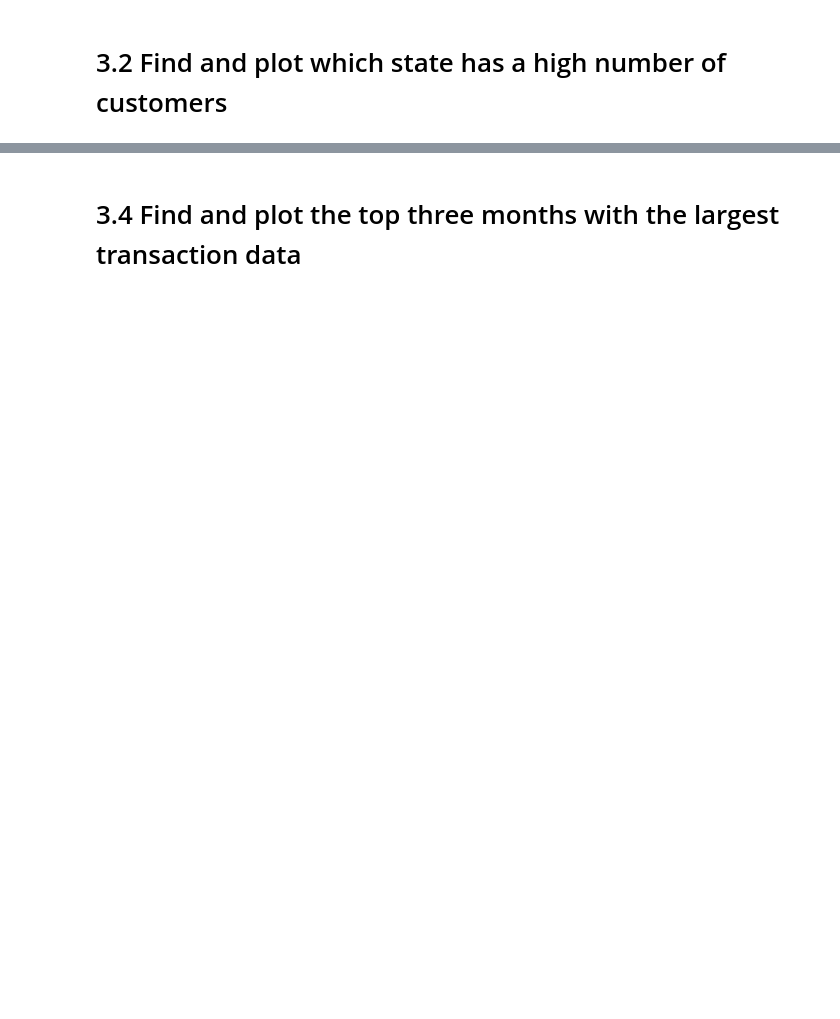
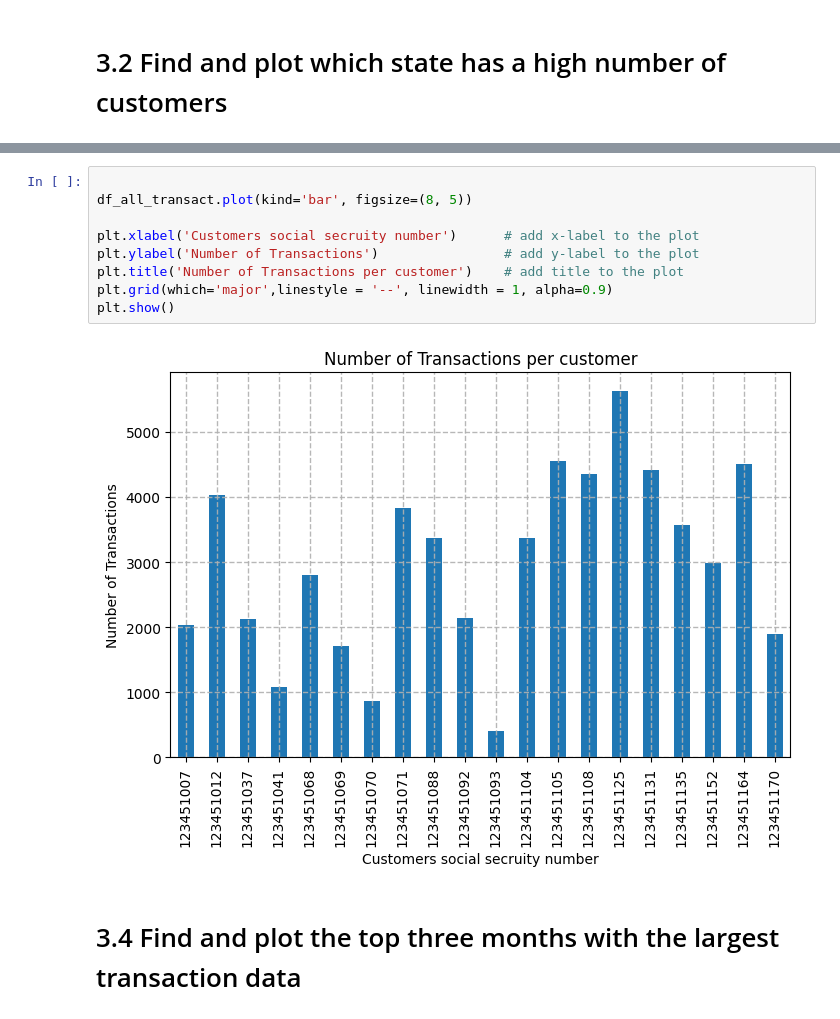
Before and after one commit to AbenezerTsige/Cap_Sone_Project, a Jupyter notebook: Credit_Card_System.ipynb, the cells around one changed output, grey strips where cells are left out. Drawn from its saved outputs; the diff is of its cells as text; blank space fills up the shorter version.

```diff
--- a/Credit_Card_System.ipynb
+++ b/Credit_Card_System.ipynb
@@ -364,3 +328,14 @@ Name: TRANSACTION_VALUE, Length: 952, dtype: float64
+# %%
+
+df_all_transact.plot(kind='bar', figsize=(8, 5))
+
+plt.xlabel('Customers social secruity number')      # add x-label to the plot
+plt.ylabel('Number of Transactions')                # add y-label to the plot
+plt.title('Number of Transactions per customer')    # add title to the plot
+plt.grid(which='major',linestyle = '--', linewidth = 1, alpha=0.9)
+plt.show()
+# %% [output]
+[figure, added]
 # %% [markdown]
 # 3.4 Find and plot the top three months with the largest transaction data
 # %%
```
Also changed, not shown: parts of 16 cells of this notebook.
